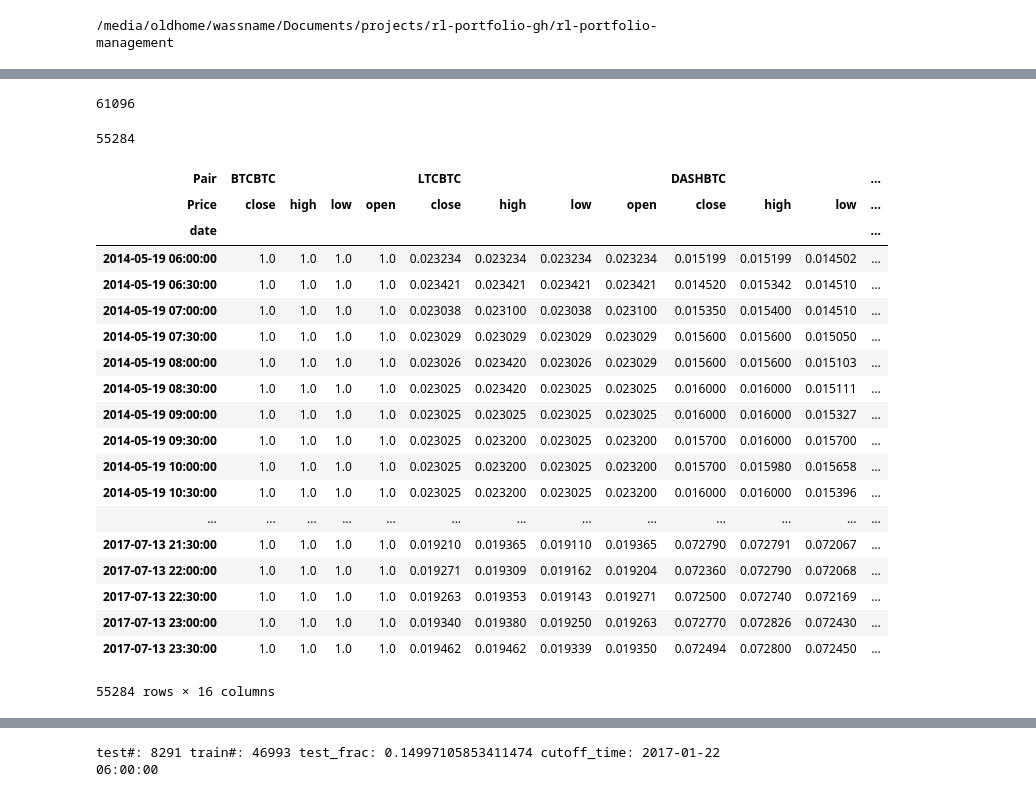
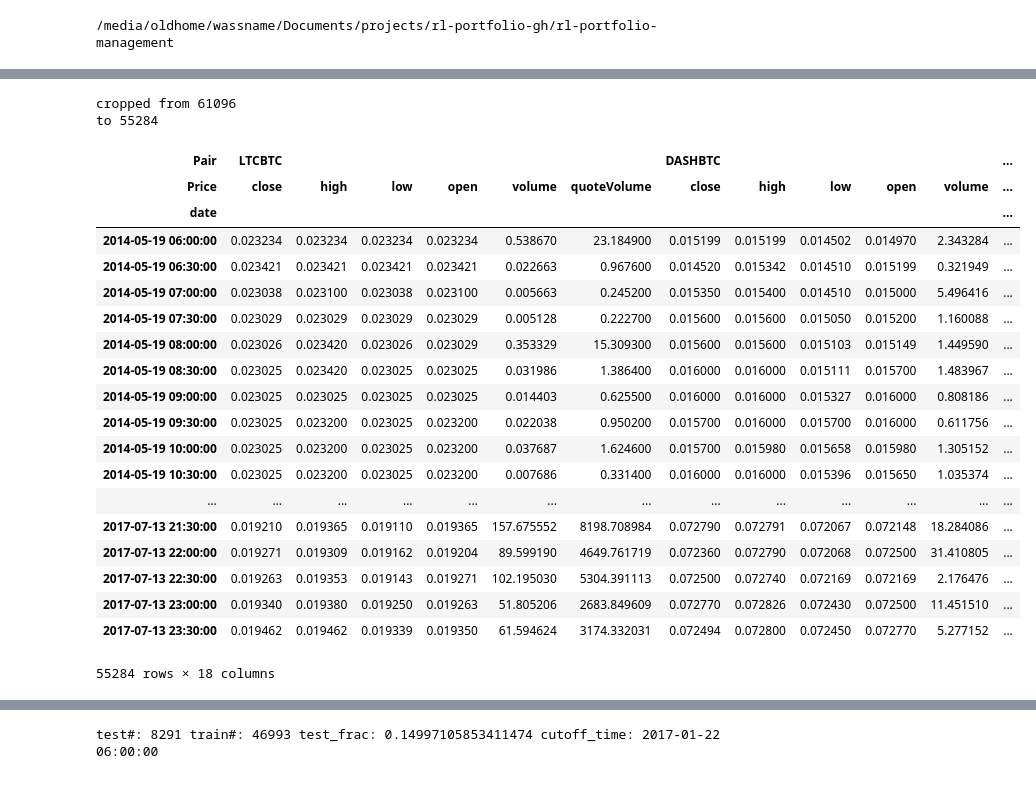
Before and after one commit to wassname/rl-portfolio-management, a Jupyter notebook: data/0. load poliniex data 30m multindex.ipynb, the cells around one changed output, grey strips where cells are left out. Cells and saved outputs as stored; diff of their text form; code cells hidden in the pictures.

```diff
--- a/data/0. load poliniex data 30m multindex.ipynb
+++ b/data/0. load poliniex data 30m multindex.ipynb
@@ -31,7 +31,7 @@ for infile in glob.glob('./data/poloniex_teachmehowtotrade/*.csv'):
     df.index=pd.to_datetime(df.date*1e9)
     del df['date']
     # just the cols from jiang 2017
-    df = df[['close','high','low','open']]
+    df = df[['close','high','low','open','volume','quoteVolume']]
     df=df.resample('30T').first()
 
     # name cols
@@ -46,9 +62,9 @@ dfs.sort(key=lambda x:len(x), reverse=True)
 # %%
-# insert a fake one, the price of one bitcoin in bitcoin = 1
-df=dfs[0].copy()
-df[:]=1
-df.name='BTCBTC'
-dfs.insert(0,df)
+# # insert a fake one, the price of one bitcoin in bitcoin = 1
+# df=dfs[0].copy()
+# df[:]=1
+# df.name='BTCBTC'
+# dfs.insert(0,df)
 # %%
 # crop to ones with more data
 dfs1= [df for df in dfs if df.index.min()<pd.Timestamp('2014-07-01')]
@@ -69,11 +87,11 @@ restricted from 15 to 4
 # %%
 # reindex
-mi = dfs1[0].index
+mi = dfs1[0].index.copy()
 for i in range(len(dfs1)):
-    df = dfs1[i]
-    dfs[i]=df.reindex(mi, method='pad')
-    dfs[i][np.isnan(dfs[i])]  =0
-    dfs[i].name = df.name
+    name = dfs1[i].name
+    dfs[i]=dfs1[i].reindex(mi, method='pad')
+    dfs[i][np.isnan(dfs[i])]=0
+    dfs[i].name = name
 # %%
 # concat
 df = pd.concat(dfs1, axis=1, keys=[df.name for df in dfs1], names=['Pair','Price'])
@@ -102,38 +120,39 @@ df
 # %%
 # crop to when they all exist
-print(len(df))
+print('cropped from', len(df))
 t=max([min(df1.index) for df1 in dfs1])
 df=df[df.index>t]
-len(df)
+print('to',len(df))
 # %% [output]
-61096
+cropped from 61096
+to 55284
-55284
 # %%
 # fill in na's
 df = df.fillna(method="pad")
 
 # replace rest
 df.replace(np.nan, 0, inplace=True)
 # df.unstack()
+df=df.astype(np.float32)
 df
 # %% [output]
-| Pair | BTCBTC |  |  |  | LTCBTC |  |  |  | DASHBTC |  |  | ... |
-| Price | close | high | low | open | close | high | low | open | close | high | low | ... |
+| Pair | LTCBTC |  |  |  |  |  | DASHBTC |  |  |  |  | ... |
+| Price | close | high | low | open | volume | quoteVolume | close | high | low | open | volume | ... |
 | date |  |  |  |  |  |  |  |  |  |  |  | ... |
-| 2014-05-19 06:00:00 | 1.0 | 1.0 | 1.0 | 1.0 | 0.023234 | 0.023234 | 0.023234 | 0.023234 | 0.015199 | 0.015199 | 0.014502 | ... |
-| 2014-05-19 06:30:00 | 1.0 | 1.0 | 1.0 | 1.0 | 0.023421 | 0.023421 | 0.023421 | 0.023421 | 0.014520 | 0.015342 | 0.014510 | ... |
-| 2014-05-19 07:00:00 | 1.0 | 1.0 | 1.0 | 1.0 | 0.023038 | 0.023100 | 0.023038 | 0.023100 | 0.015350 | 0.015400 | 0.014510 | ... |
-| 2014-05-19 07:30:00 | 1.0 | 1.0 | 1.0 | 1.0 | 0.023029 | 0.023029 | 0.023029 | 0.023029 | 0.015600 | 0.015600 | 0.015050 | ... |
-| 2014-05-19 08:00:00 | 1.0 | 1.0 | 1.0 | 1.0 | 0.023026 | 0.023420 | 0.023026 | 0.023029 | 0.015600 | 0.015600 | 0.015103 | ... |
-| 2014-05-19 08:30:00 | 1.0 | 1.0 | 1.0 | 1.0 | 0.023025 | 0.023420 | 0.023025 | 0.023025 | 0.016000 | 0.016000 | 0.015111 | ... |
-| 2014-05-19 09:00:00 | 1.0 | 1.0 | 1.0 | 1.0 | 0.023025 | 0.023025 | 0.023025 | 0.023025 | 0.016000 | 0.016000 | 0.015327 | ... |
-| 2014-05-19 09:30:00 | 1.0 | 1.0 | 1.0 | 1.0 | 0.023025 | 0.023200 | 0.023025 | 0.023200 | 0.015700 | 0.016000 | 0.015700 | ... |
-| 2014-05-19 10:00:00 | 1.0 | 1.0 | 1.0 | 1.0 | 0.023025 | 0.023200 | 0.023025 | 0.023200 | 0.015700 | 0.015980 | 0.015658 | ... |
-| 2014-05-19 10:30:00 | 1.0 | 1.0 | 1.0 | 1.0 | 0.023025 | 0.023200 | 0.023025 | 0.023200 | 0.016000 | 0.016000 | 0.015396 | ... |
+| 2014-05-19 06:00:00 | 0.023234 | 0.023234 | 0.023234 | 0.023234 | 0.538670 | 23.184900 | 0.015199 | 0.015199 | 0.014502 | 0.014970 | 2.343284 | ... |
+| 2014-05-19 06:30:00 | 0.023421 | 0.023421 | 0.023421 | 0.023421 | 0.022663 | 0.967600 | 0.014520 | 0.015342 | 0.014510 | 0.015199 | 0.321949 | ... |
+| 2014-05-19 07:00:00 | 0.023038 | 0.023100 | 0.023038 | 0.023100 | 0.005663 | 0.245200 | 0.015350 | 0.015400 | 0.014510 | 0.015000 | 5.496416 | ... |
+| 2014-05-19 07:30:00 | 0.023029 | 0.023029 | 0.023029 | 0.023029 | 0.005128 | 0.222700 | 0.015600 | 0.015600 | 0.015050 | 0.015200 | 1.160088 | ... |
+| 2014-05-19 08:00:00 | 0.023026 | 0.023420 | 0.023026 | 0.023029 | 0.353329 | 15.309300 | 0.015600 | 0.015600 | 0.015103 | 0.015149 | 1.449590 | ... |
+| 2014-05-19 08:30:00 | 0.023025 | 0.023420 | 0.023025 | 0.023025 | 0.031986 | 1.386400 | 0.016000 | 0.016000 | 0.015111 | 0.015700 | 1.483967 | ... |
+| 2014-05-19 09:00:00 | 0.023025 | 0.023025 | 0.023025 | 0.023025 | 0.014403 | 0.625500 | 0.016000 | 0.016000 | 0.015327 | 0.016000 | 0.808186 | ... |
+| 2014-05-19 09:30:00 | 0.023025 | 0.023200 | 0.023025 | 0.023200 | 0.022038 | 0.950200 | 0.015700 | 0.016000 | 0.015700 | 0.016000 | 0.611756 | ... |
+| 2014-05-19 10:00:00 | 0.023025 | 0.023200 | 0.023025 | 0.023200 | 0.037687 | 1.624600 | 0.015700 | 0.015980 | 0.015658 | 0.015980 | 1.305152 | ... |
+| 2014-05-19 10:30:00 | 0.023025 | 0.023200 | 0.023025 | 0.023200 | 0.007686 | 0.331400 | 0.016000 | 0.016000 | 0.015396 | 0.015650 | 1.035374 | ... |
 | ... | ... | ... | ... | ... | ... | ... | ... | ... | ... | ... | ... | ... |
-| 2017-07-13 21:30:00 | 1.0 | 1.0 | 1.0 | 1.0 | 0.019210 | 0.019365 | 0.019110 | 0.019365 | 0.072790 | 0.072791 | 0.072067 | ... |
-| 2017-07-13 22:00:00 | 1.0 | 1.0 | 1.0 | 1.0 | 0.019271 | 0.019309 | 0.019162 | 0.019204 | 0.072360 | 0.072790 | 0.072068 | ... |
-| 2017-07-13 22:30:00 | 1.0 | 1.0 | 1.0 | 1.0 | 0.019263 | 0.019353 | 0.019143 | 0.019271 | 0.072500 | 0.072740 | 0.072169 | ... |
-| 2017-07-13 23:00:00 | 1.0 | 1.0 | 1.0 | 1.0 | 0.019340 | 0.019380 | 0.019250 | 0.019263 | 0.072770 | 0.072826 | 0.072430 | ... |
-| 2017-07-13 23:30:00 | 1.0 | 1.0 | 1.0 | 1.0 | 0.019462 | 0.019462 | 0.019339 | 0.019350 | 0.072494 | 0.072800 | 0.072450 | ... |
+| 2017-07-13 21:30:00 | 0.019210 | 0.019365 | 0.019110 | 0.019365 | 157.675552 | 8198.708984 | 0.072790 | 0.072791 | 0.072067 | 0.072148 | 18.284086 | ... |
+| 2017-07-13 22:00:00 | 0.019271 | 0.019309 | 0.019162 | 0.019204 | 89.599190 | 4649.761719 | 0.072360 | 0.072790 | 0.072068 | 0.072500 | 31.410805 | ... |
+| 2017-07-13 22:30:00 | 0.019263 | 0.019353 | 0.019143 | 0.019271 | 102.195030 | 5304.391113 | 0.072500 | 0.072740 | 0.072169 | 0.072169 | 2.176476 | ... |
+| 2017-07-13 23:00:00 | 0.019340 | 0.019380 | 0.019250 | 0.019263 | 51.805206 | 2683.849609 | 0.072770 | 0.072826 | 0.072430 | 0.072500 | 11.451510 | ... |
+| 2017-07-13 23:30:00 | 0.019462 | 0.019462 | 0.019339 | 0.019350 | 61.594624 | 3174.332031 | 0.072494 | 0.072800 | 0.072450 | 0.072770 | 5.277152 | ... |
-55284 rows × 16 columns
+55284 rows × 18 columns
```
Also changed, not shown: parts of 14 cells of this notebook, 4 other files.
